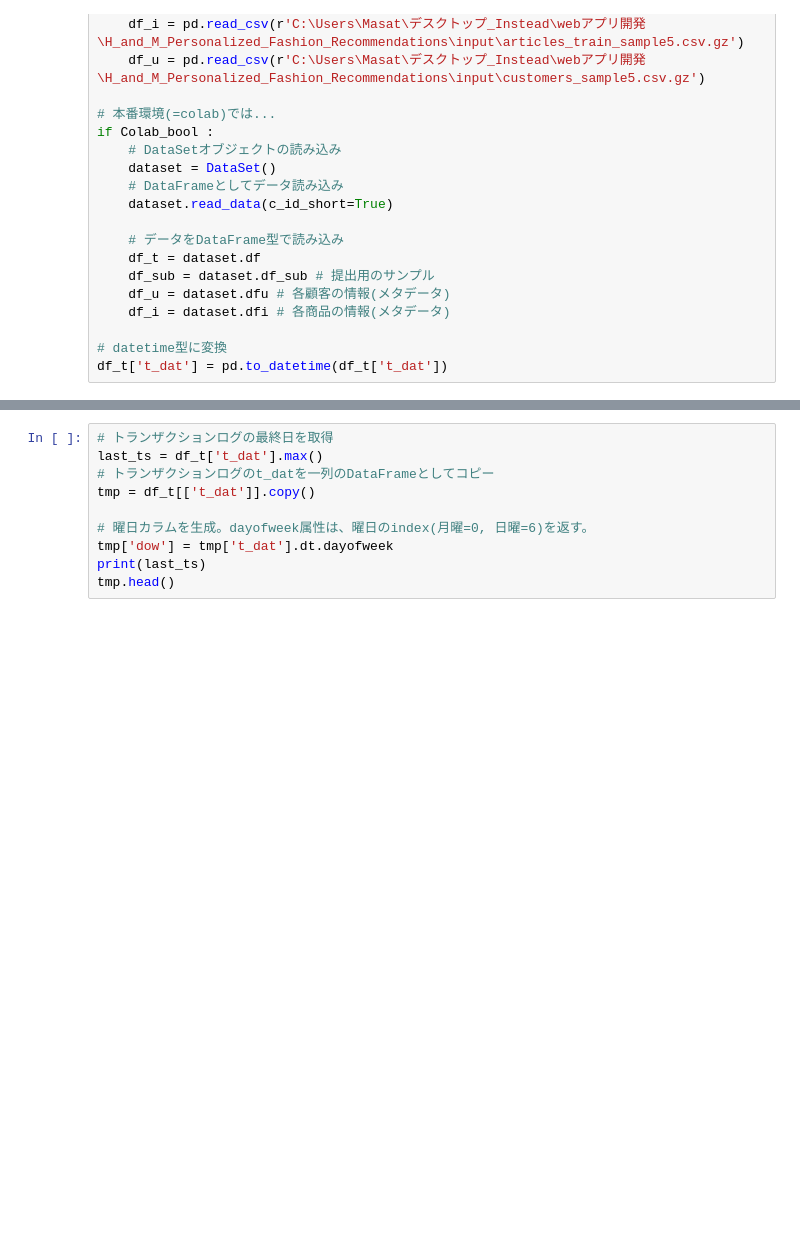
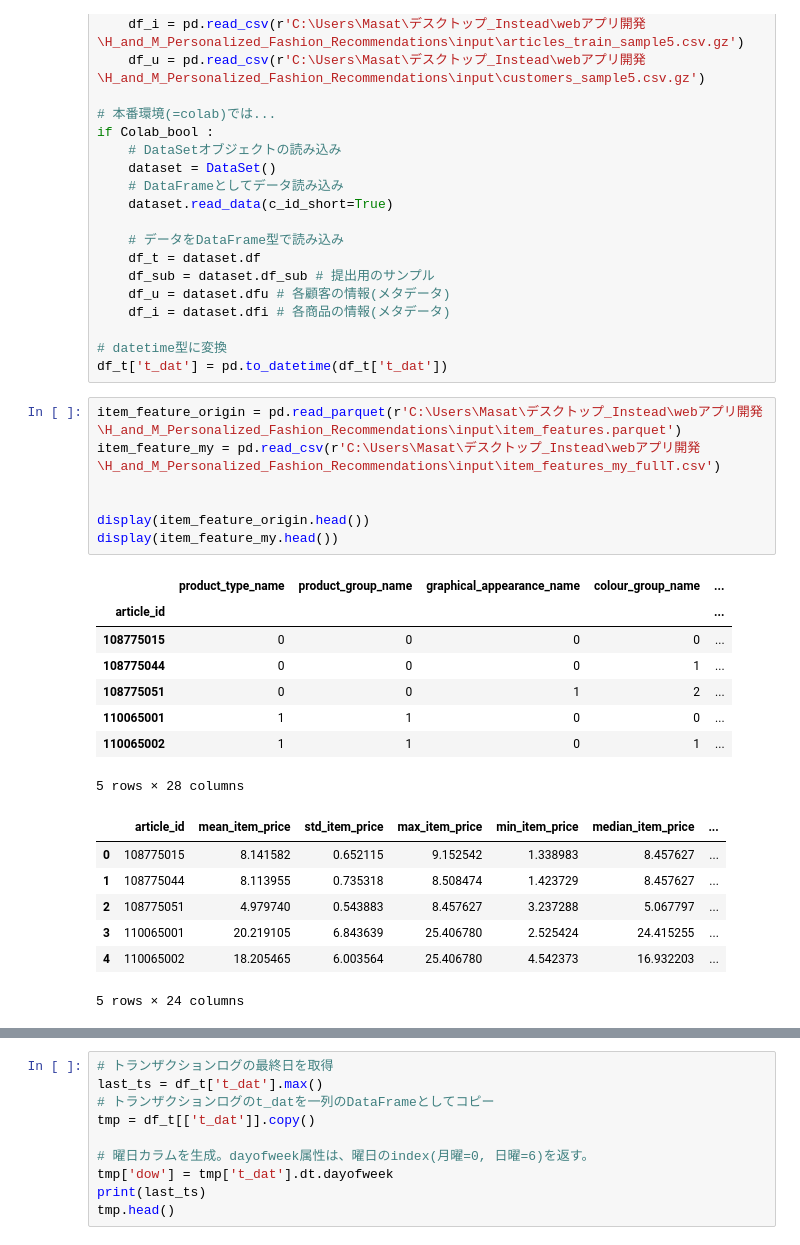
Before and after one commit to morinota/H_and_M_Personalized_Fashion_Recommendations, a Jupyter notebook: models/RuleBase確認.ipynb, the cells around one changed output, grey strips where cells are left out. Drawn from its saved outputs; the diff is of its cells as text; blank space fills up the shorter version.

```diff
--- a/models/RuleBase確認.ipynb
+++ b/models/RuleBase確認.ipynb
@@ -126,3 +126,26 @@ if Colab_bool :
 
 # datetime型に変換
 df_t['t_dat'] = pd.to_datetime(df_t['t_dat'])
+# %%
+item_feature_origin = pd.read_parquet(r'C:\Users\Masat\デスクトップ_Instead\webアプリ開発\H_and_M_Personalized_Fashion_Recommendations\input\item_features.parquet')
+item_feature_my = pd.read_csv(r'C:\Users\Masat\デスクトップ_Instead\webアプリ開発\H_and_M_Personalized_Fashion_Recommendations\input\item_features_my_fullT.csv')
+
+
+display(item_feature_origin.head())
+display(item_feature_my.head())
+# %% [output]
+|  | product_type_name | product_group_name | graphical_appearance_name | colour_group_name | ... |
+| article_id |  |  |  |  | ... |
+| 108775015 | 0 | 0 | 0 | 0 | ... |
+| 108775044 | 0 | 0 | 0 | 1 | ... |
+| 108775051 | 0 | 0 | 1 | 2 | ... |
+| 110065001 | 1 | 1 | 0 | 0 | ... |
+| 110065002 | 1 | 1 | 0 | 1 | ... |
+5 rows × 28 columns
+|  | article_id | mean_item_price | std_item_price | max_item_price | min_item_price | median_item_price | ... |
+| 0 | 108775015 | 8.141582 | 0.652115 | 9.152542 | 1.338983 | 8.457627 | ... |
+| 1 | 108775044 | 8.113955 | 0.735318 | 8.508474 | 1.423729 | 8.457627 | ... |
+| 2 | 108775051 | 4.979740 | 0.543883 | 8.457627 | 3.237288 | 5.067797 | ... |
+| 3 | 110065001 | 20.219105 | 6.843639 | 25.406780 | 2.525424 | 24.415255 | ... |
+| 4 | 110065002 | 18.205465 | 6.003564 | 25.406780 | 4.542373 | 16.932203 | ... |
+5 rows × 24 columns
```
Also changed, not shown: parts of 3 cells of this notebook, 3 other files.
